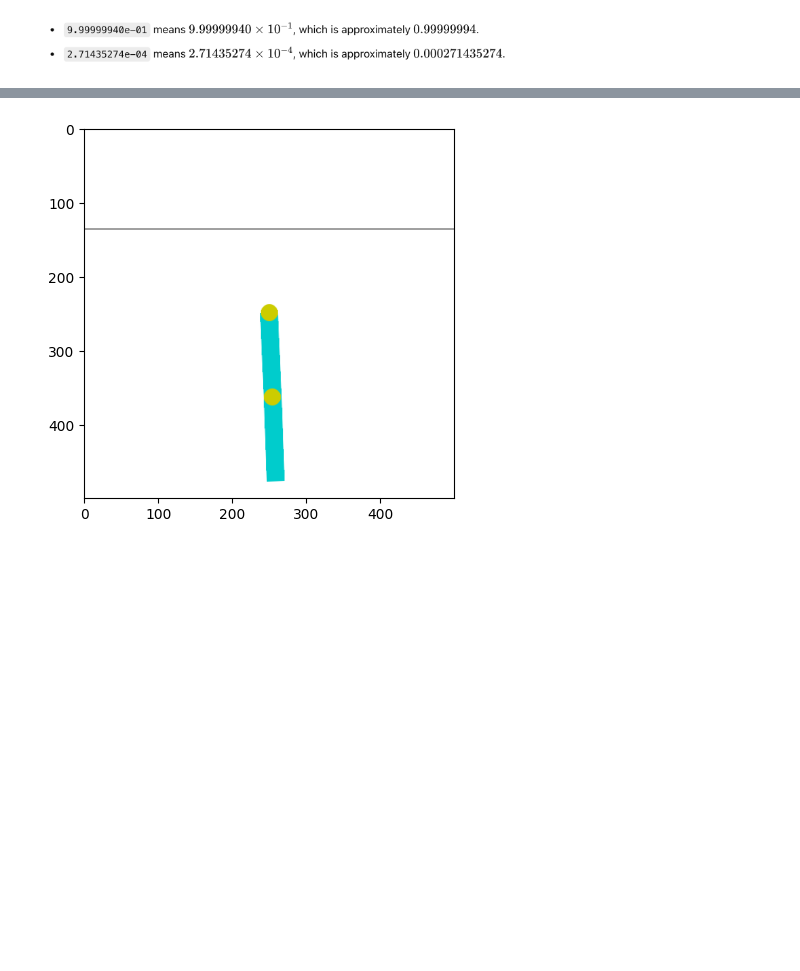
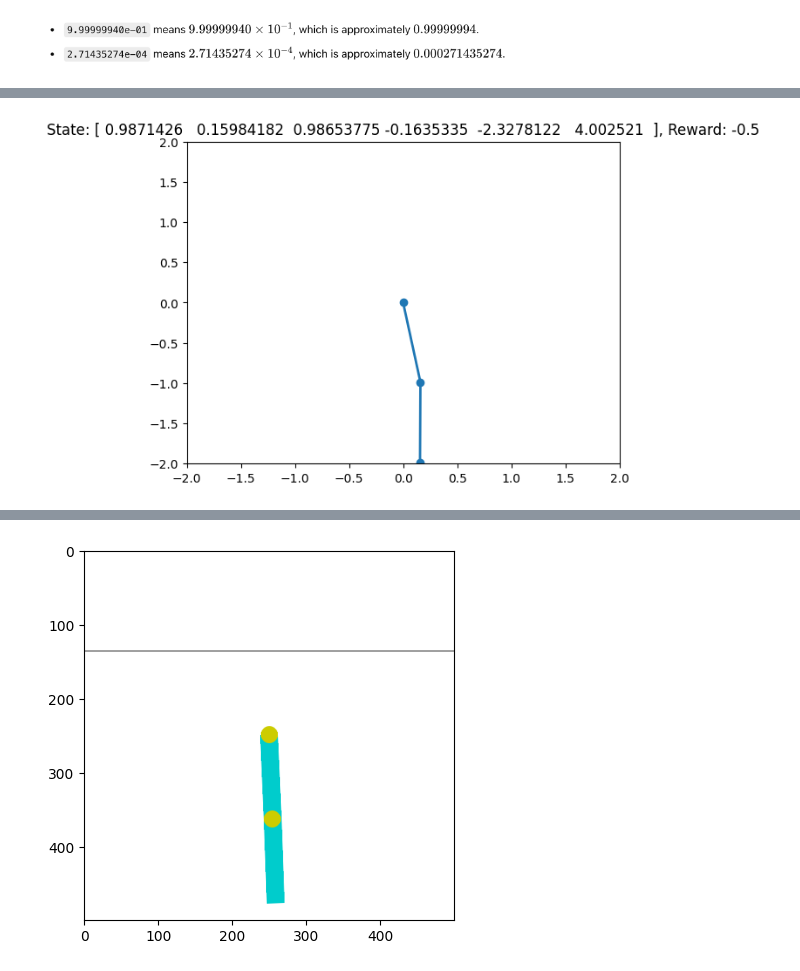
Before and after one commit to trueblood/MyAcrobot, a Jupyter notebook: MyAcrobot.ipynb, the cells around one changed output, grey strips where cells are left out. Drawn from its saved outputs; the diff is of its cells as text; code cells hidden in the pictures; blank space fills up the shorter version.

```diff
--- a/MyAcrobot.ipynb
+++ b/MyAcrobot.ipynb
@@ -83,3 +92,90 @@ class CustomAcrobotEnv(gym.envs.classic_control.AcrobotEnv):
         # Optionally, add custom information or logging
         #info['custom_reward'] = reward
         return state, reward, done, info
+# %%
+import gymnasium as gym
+import matplotlib.pyplot as plt
+from IPython.display import display, clear_output
+import numpy as np
+import time
+
+class CustomAcrobotEnv(gym.envs.classic_control.AcrobotEnv):
+    def step(self, action):
+        state, reward, done, info, _ = super().step(action)
+
+        # Custom reward logic (example)
+        angle_threshold = 0.9
+        angle = state[0]
+
+        if angle > angle_threshold:
+            reward = 10
+        elif abs(angle) < 0.1:
+            reward = -1
+        else:
+            reward = -0.5
+
+        #info['custom_reward'] = reward
+        return state, reward, done, info
+
+# Instantiate and use the custom environment
+env = CustomAcrobotEnv(render_mode='rgb_array')
+state = env.reset()
+
+# Initialize a figure
+fig, ax = plt.subplots()
+ax.set_xlim(-2, 2)
+ax.set_ylim(-2, 2)
+ax.axis('on')
+
+# Plot components
+line, = ax.plot([], [], 'o-', lw=2)
+
+# Function to convert state to (x, y) coordinates
+def get_coords(state):
+    # Length of each link in Acrobot
+    link_length = 1.0
+
+    # Calculate theta1 and theta2 from cos/sin values in the state
+    theta1 = np.arctan2(state[1], state[0])
+    theta2 = np.arctan2(state[3], state[2])
+
+    # Calculate joint positions
+    x0, y0 = 0, 0  # Base position (fixed)
+    x1 = link_length * np.sin(theta1)
+    y1 = -link_length * np.cos(theta1)
+    x2 = x1 + link_length * np.sin(theta1 + theta2)
+    y2 = y1 - link_length * np.cos(theta1 + theta2)
+
+    return [(x0, y0), (x1, y1), (x2, y2)]
+
+# Define an update function for each frame
+def update_frame():
+    global state
+    for _ in range(2):
+        action = env.action_space.sample()
+        state, reward, done, info = env.step(action)
+
+        # Get joint coordinates from the state
+        coords = get_coords(state)
+        x_vals, y_vals = zip(*coords)
+
+        # Update the line data
+        line.set_data(x_vals, y_vals)
+        ax.set_title(f'State: {state}, Reward: {reward}')
+
+        clear_output(wait=True)
+        display(fig)
+
+        time.sleep(0.2)
+
+        if done:
+            state = env.reset()
+
+# Run the update function in a loop
+for _ in range(100):
+    update_frame()
+
+# Close the environment
+env.close()
+# %% [output]
+[figure, added]
```
Also changed, not shown: parts of 4 cells of this notebook, 1 other file.
